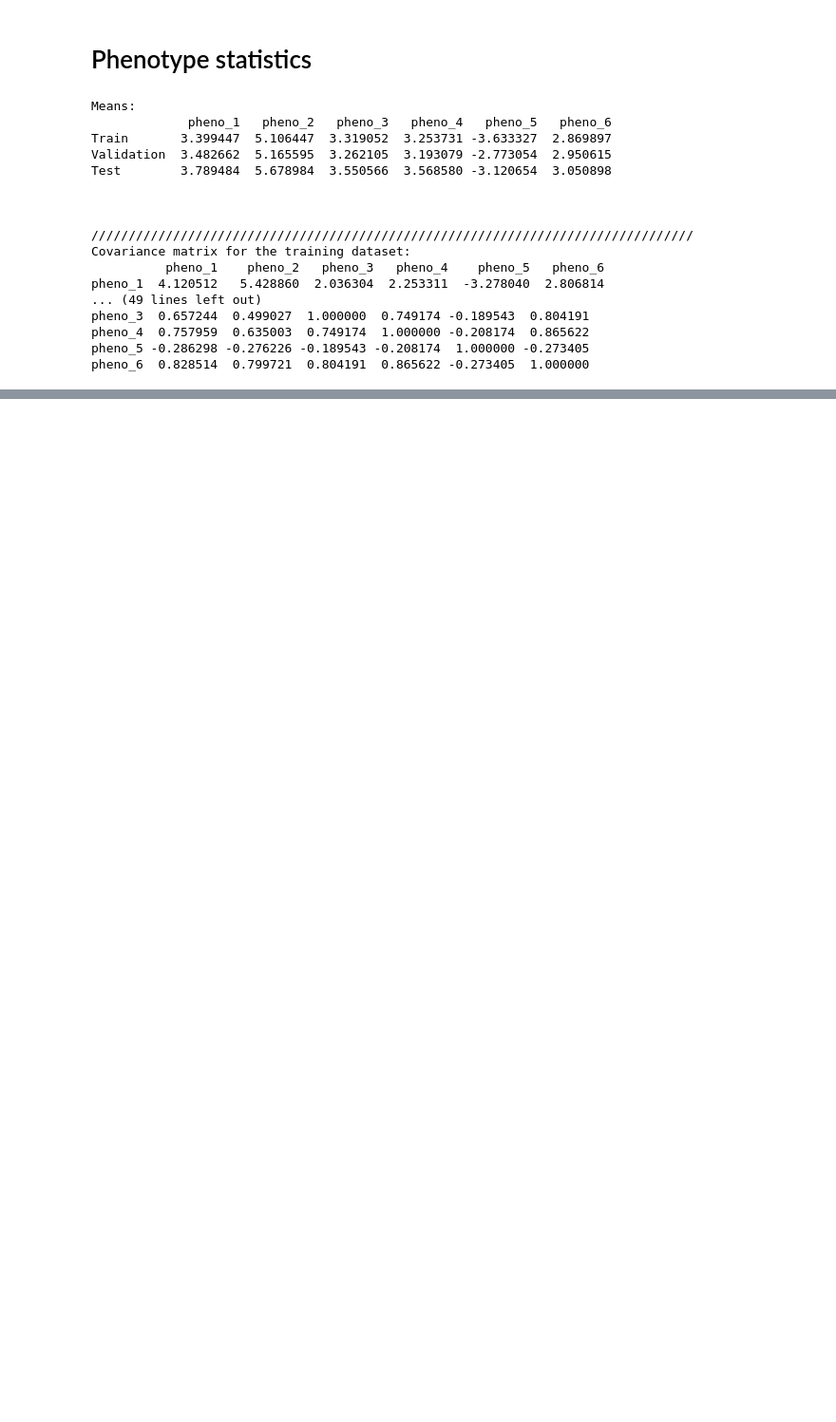
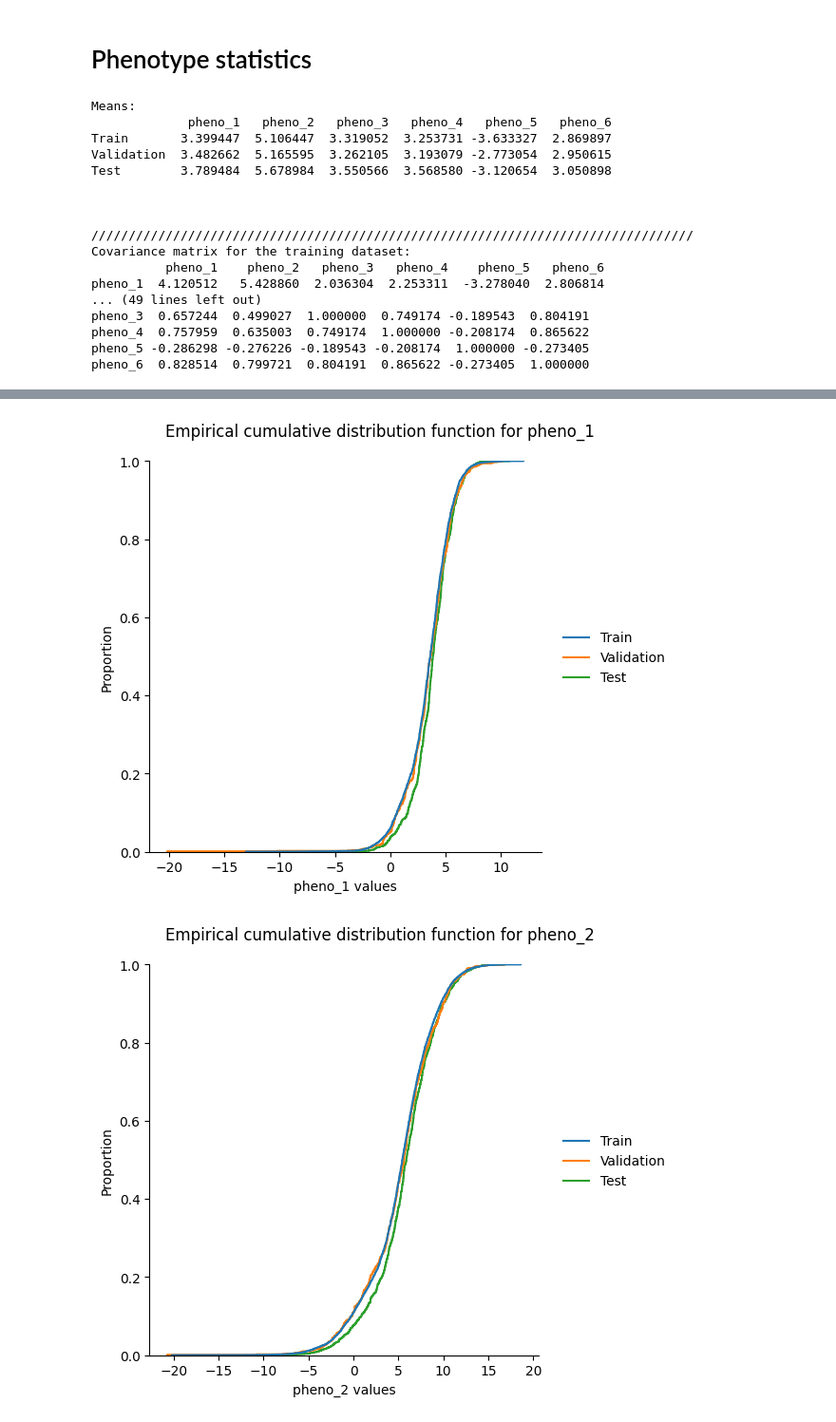
Before and after one commit to Florent-Hervers/master-thesis-code, a Jupyter notebook: data_analysis.ipynb, the cells around one changed output, grey strips where cells are left out. Shown at 95% size. Drawn from its saved outputs; the diff is of its cells as text; code cells hidden in the pictures; blank space fills up the shorter version.

Commit message:
Finalize the data analysis

```diff
--- a/data_analysis.ipynb
+++ b/data_analysis.ipynb
@@ -135,0 +95,13 @@ plt.show()
+# %%
+# Visual comparaison via ecdf plots comparaison for the three datasets
+for pheno in train_dataset.phenotypes.keys():
+    distribution_df = pd.DataFrame([train_phenotypes_df[pheno], validation_phenotypes_df[pheno], test_phenotypes_df[pheno]], index = ["Train", "Validation", "Test"]).transpose()
+    plot = sns.displot(distribution_df, kind="ecdf")
+    plot.set_xlabels(f"{pheno} values")
+
+    plot.figure.subplots_adjust(top=0.9)
+    plot.figure.suptitle(f"Empirical cumulative distribution function for {pheno}")
+    plt.show()
+# %% [output]
+[figure, added]
+[figure, added]
```
Also changed, not shown: parts of 6 cells of this notebook, 1 other file.
